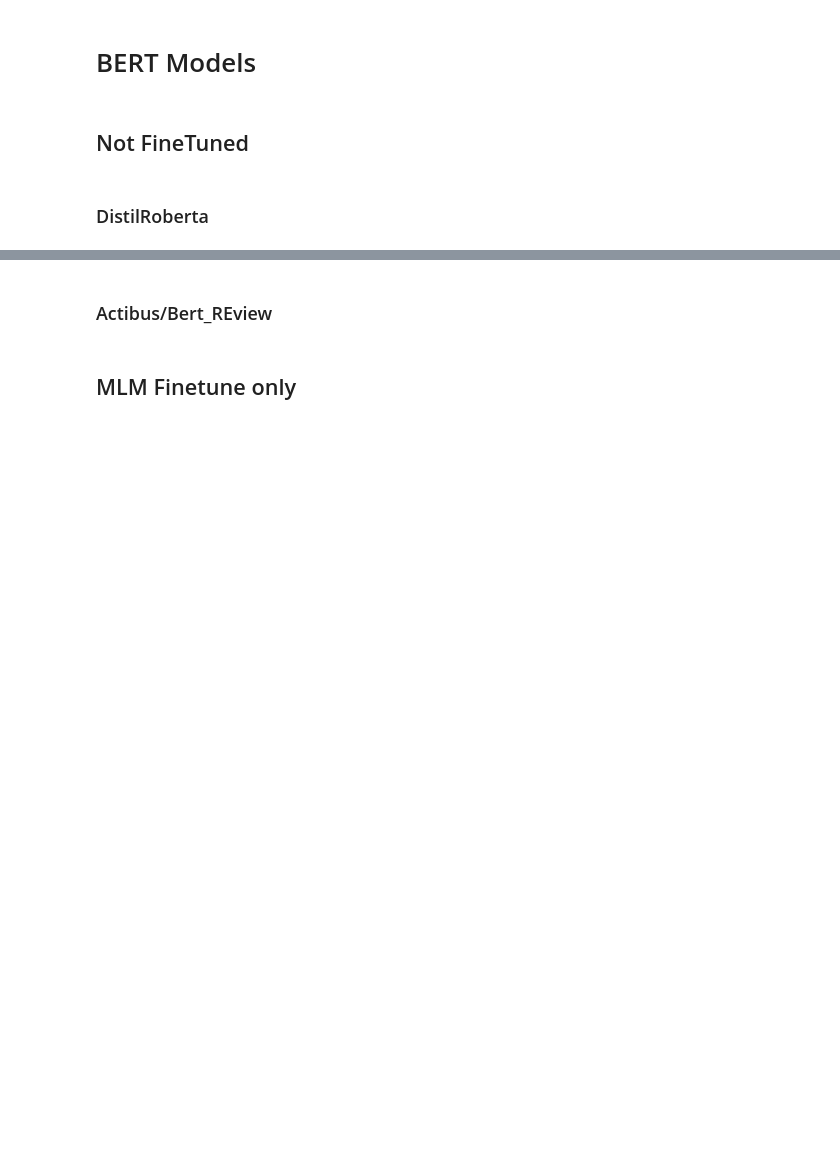
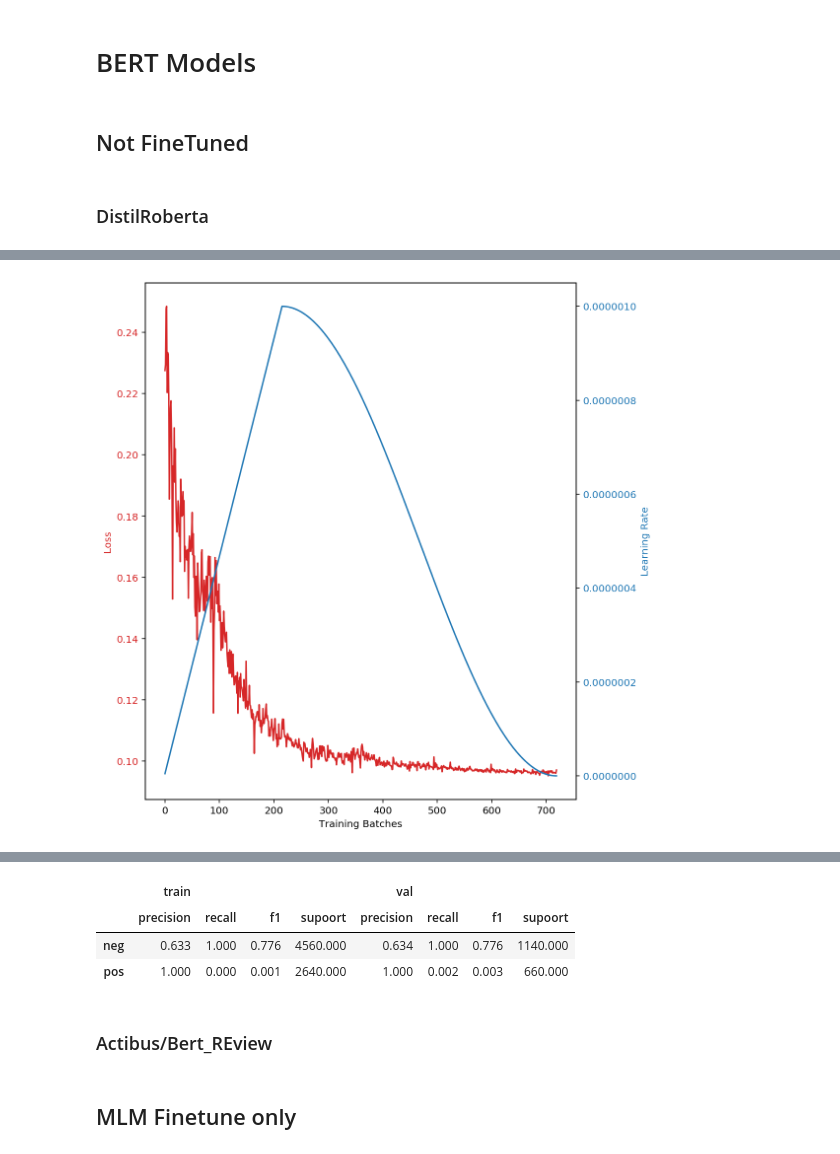
Before and after one commit to faizanahemad/facebook-hateful-memes, a Jupyter notebook: notebooks/Fasttext1DCNN.ipynb, the cells around one changed output, grey strips where cells are left out. Drawn from its saved outputs; the diff is of its cells as text; code cells hidden in the pictures; blank space fills up the shorter version.

Commit message:
Transformer enhancements

```diff
--- a/notebooks/Fasttext1DCNN.ipynb
+++ b/notebooks/Fasttext1DCNN.ipynb
@@ -286,0 +389,7 @@ prfs
+# %%
+from facebook_hateful_memes_detector.utils import in_notebook, CNNHead, MultiLayerTransformerDecoderHead, AveragedLinearHead, OneTokenPositionLinearHead, MultiTaskForward, CNN2DHead
+def fb_detr_loss_builder(n_dims, n_tokens, n_out, dropout,):
+    cnn = MultiLayerTransformerDecoderHead(n_dims, n_tokens, n_out, dropout,
+                                           gaussian_noise=3.0, task="classification")
+    mtf = MultiTaskForward([cnn])
+    return mtf
@@ -286,0 +481,68 @@ prfs
+# %%
+epochs = 24
+batch_size = 256
+lr_strategy = {
+    "model": {
+        "lr": optimizer_params["lr"] / 1000,
+        "finetune": False,
+        "encoder": {
+            "layer": {
+                "3": {
+                    "lr": optimizer_params["lr"] / 1e3,
+                    "finetune": True
+                },
+                "4": {
+                    "lr": optimizer_params["lr"] / 1e2,
+                    "finetune": True
+                },
+                "5": {
+                    "lr": optimizer_params["lr"] / 1e2,
+                    "finetune": True
+                }
+            }
+        },
+    }
+}
+model_fn = model_builder(AlbertClassifer,
+                         dict(classifier_dims=256,
+                              num_classes=2,
+                              embedding_dims=768,
+                              gaussian_noise=4.75,
+                              dropout=0.25,
+                              word_masking_proba=0.25,
+                              internal_dims=512,
+                              final_layer_builder=fb_detr_loss_builder,
+                              n_layers=2,
+                              n_encoders=2,
+                              n_decoders=0,
+                              n_tokens_in=96,
+                              n_tokens_out=96,
+                              featurizer="transformer",
+                              model='distilroberta-base',
+                              finetune=False),
+                         per_param_opts_fn=lr_strategy,
+                         optimiser_class=optimizer,
+                         optimiser_params=optimizer_params)
+
+multi_eval = False
+kfold = False
+results, prfs = train_validate_ntimes(
+    model_fn,
+    data,
+    batch_size,
+    epochs,
+    augmentation_weights=augmentation_weights,
+    kfold=kfold,
+    multi_eval=multi_eval,
+    scheduler_init_fn=scheduler_init_fn,
+    model_call_back=reg_sched,
+    validation_epochs=[4, 7, 9, 11, 14, 17, 19, 23, 27, 31, 34, 37, 41, 44, 47, 51, 54],
+    show_model_stats=False,
+    sampling_policy="without_replacement")
+r2, p2 = results, prfs
+results
+prfs
+
+# 0.759	0.752 (0.717	0.716)
+# 0.0.760	0.745 (725	0.721) # 15m 41s
+# %% [output]
@@ -286,0 +566 @@ prfs
+[figure, added]
@@ -287,3 +575,7 @@ prfs
+|  | train |  |  |  | val |  |  |  |
+|  | precision | recall | f1 | supoort | precision | recall | f1 | supoort |
+| neg | 0.633 | 1.000 | 0.776 | 4560.000 | 0.634 | 1.000 | 0.776 | 1140.000 |
+| pos | 1.000 | 0.000 | 0.001 | 2640.000 | 1.000 | 0.002 | 0.003 | 660.000 |
 # %% [markdown]
 ### Actibus/Bert_REview
 # %%
```
Also changed, not shown: parts of 5 cells of this notebook, 2 other files.
